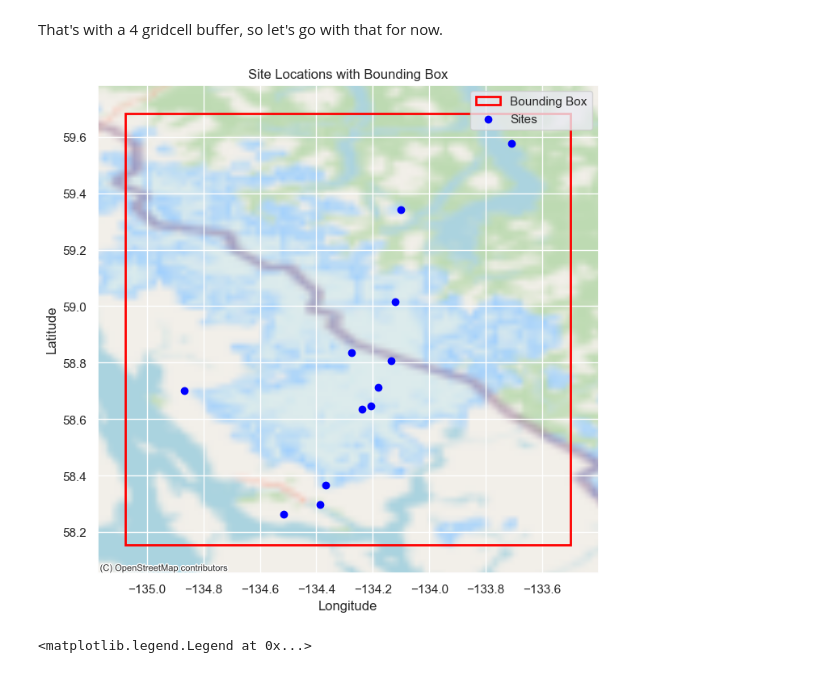
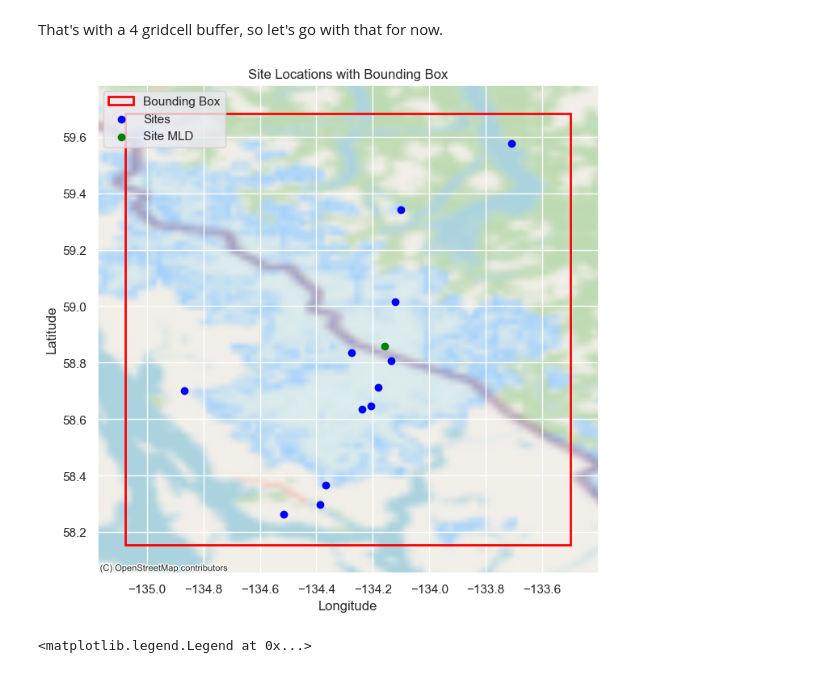
Before and after one commit to cassielumbrazo/snow_modeling_point, a Jupyter notebook: 1_create_bounding_box.ipynb, the cells around one changed output. Saved outputs shown, nothing was run; the diff lists cells and outputs as text; code cells hidden in the pictures.

```diff
--- a/1_create_bounding_box.ipynb
+++ b/1_create_bounding_box.ipynb
@@ -252,34 +255,37 @@ ax.set_xlim(bbox_all["lon_min"] - buffer, bbox_all["lon_max"] + buffer)
 ax.set_ylim(bbox_all["lat_min"] - buffer, bbox_all["lat_max"] + buffer)
 ax.set_aspect('equal')  # Prevents distortion
 
 # Add the basemap (using OpenStreetMap as a reliable alternative to Stamen)
 try:
     ctx.add_basemap(ax, crs="EPSG:4326", source=ctx.providers.OpenStreetMap.Mapnik, zoom=6)  # Adjust zoom if needed
 except Exception as e:
     print(f"Basemap failed to load: {e}. Proceeding without it.")
 
 # Add the bounding box rectangle
 rect = Rectangle(
     (bbox_all["lon_min"], bbox_all["lat_min"]),
     bbox_all["lon_max"] - bbox_all["lon_min"],
     bbox_all["lat_max"] - bbox_all["lat_min"],
     linewidth=2, edgecolor='red', facecolor='none', label='Bounding Box'
 )
 ax.add_patch(rect)
 
 # Plot the sites
 plt.scatter(sites_all["lon"], sites_all["lat"], color='blue', label='Sites')
 
+plt.scatter(-134.15728, 58.85892, color='green', label='Site MLD')
+
+
 # Labels and title
 plt.xlabel('Longitude')
 plt.ylabel('Latitude')
 plt.title('Site Locations with Bounding Box')
 plt.legend()
 
 # Show the plot
 plt.show()
 # %% [output]
-[figure, old version]
+[figure, new version]
 # %%
 # now plot the sites and bounding box to check it looks right
 fig, ax = plt.subplots(figsize=(8,8))
```
Also changed, not shown: parts of 6 cells of this notebook, 3 other files.
